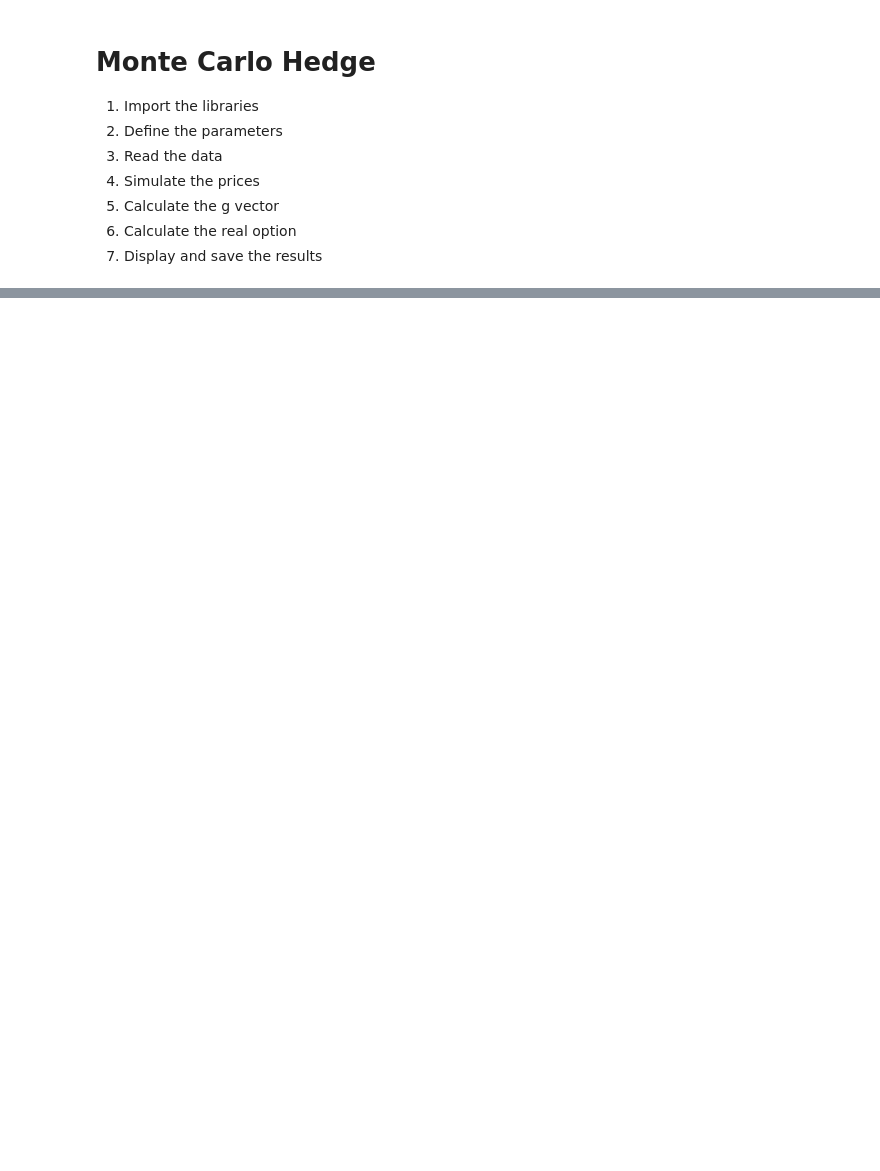
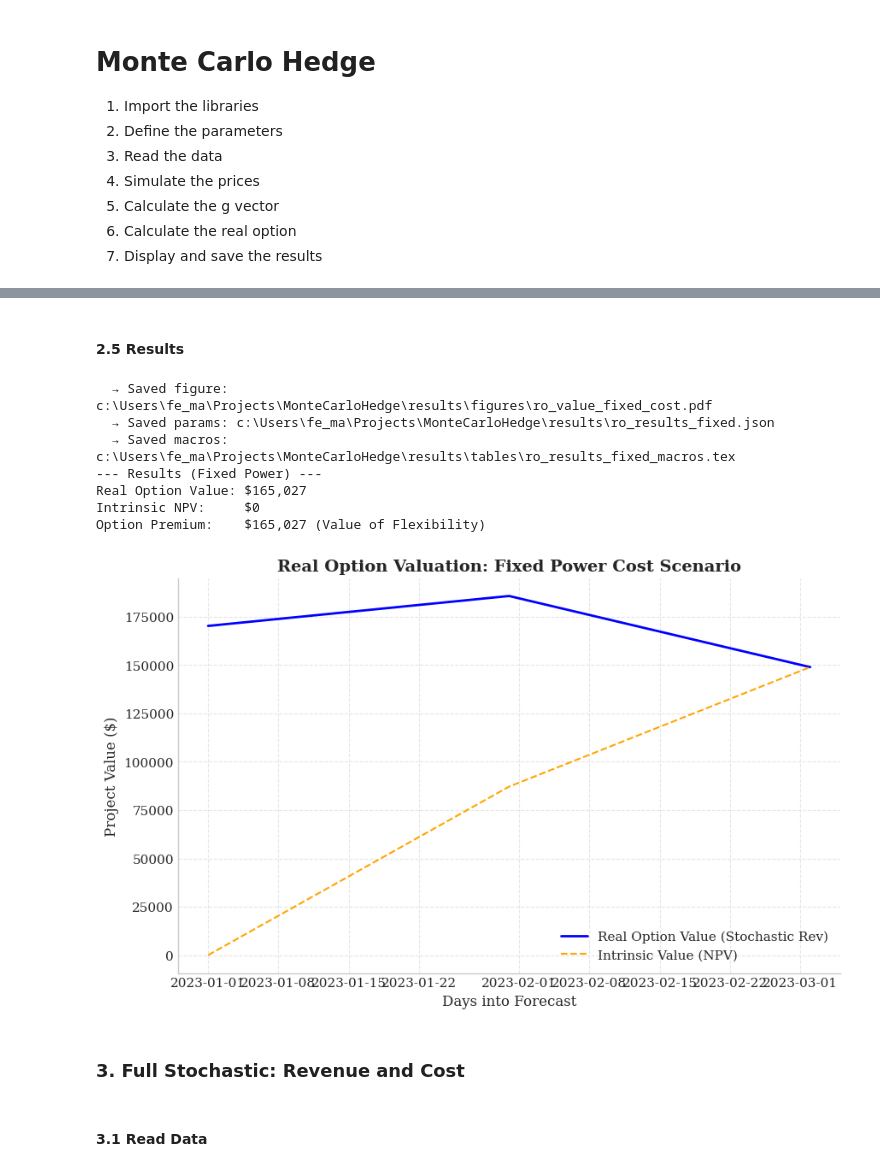
Before and after one commit to amacias-afma/montecarlohedge, a Jupyter notebook: notebooks/main.ipynb, the cells around one changed output, grey strips where cells are left out. Drawn from its saved outputs; the diff is of its cells as text; code cells hidden in the pictures; blank space fills up the shorter version.

```diff
--- a/notebooks/main.ipynb
+++ b/notebooks/main.ipynb
@@ -432,0 +412,3 @@ intrinsic_results['margrabe_3']
+# %%
+if 'hashprice' in prices:
+    prices['hashprice'] *= total_hashrate_ph
@@ -432,0 +492,12 @@ intrinsic_results['margrabe_3']
+# %%
+# 4. Run Real Option Valuation (LSMC)
+print("Calculating Real Option Value (Fixed Power Cost)...")
+dates_window = [valuation_date + dt.timedelta(days=i) for i in range(n_days_forecast + 1)]
+basis_config = {'pol_order': 2, 'option_basis': 'black-scholes'}
+results_fixed = op.calculate_real_option(
+    prices=prices,
+    other_parameters=other_parameters,
+    investment_parameters=investment_parameters,
+    basis_type=basis_config,
+    g_alpha=g_alpha
+)
@@ -432,0 +522,49 @@ intrinsic_results['margrabe_3']
+# %% [markdown]
+#### 2.5 Results
+# %%
+df_ro_fixed = results_fixed[0] # Option Value
+df_int_fixed = results_fixed[2] # Intrinsic Value (NPV)
+
+# 5. Visualize Results
+fig, ax = plt.subplots(figsize=(10, 6))
+
+# Plot Mean Option Value vs Mean Intrinsic Value over time
+ax.plot(df_ro_fixed.mean(axis=0), label="Real Option Value (Stochastic Rev)", color='blue', linewidth=2)
+ax.plot(df_int_fixed.mean(axis=0), label="Intrinsic Value (NPV)", color='orange', linestyle='--')
+
+ax.set_title("Real Option Valuation: Fixed Power Cost Scenario")
+ax.set_ylabel("Project Value ($)")
+ax.set_xlabel("Days into Forecast")
+ax.legend()
+
+export_figure(fig, "ro_value_fixed_cost")
+
+# 6. Export Key Metrics
+ro_val_t0 = df_ro_fixed.iloc[0, 0]
+int_val_t0 = df_int_fixed.iloc[0, 0]
+option_premium = ro_val_t0 - int_val_t0
+
+fixed_cost_results = {
+    "FixedPowerROValue": f"{ro_val_t0:,.0f}",
+    "FixedPowerNPV": f"{int_val_t0:,.0f}",
+    "FixedPowerPremium": f"{option_premium:,.0f}"
+}
+export_params(fixed_cost_results, "ro_results_fixed")
+
+print(f"--- Results (Fixed Power) ---")
+print(f"Real Option Value: ${ro_val_t0:,.0f}")
+print(f"Intrinsic NPV:     ${int_val_t0:,.0f}")
+print(f"Option Premium:    ${option_premium:,.0f} (Value of Flexibility)")
+# %% [output]
+  → Saved figure: c:\Users\fe_ma\Projects\MonteCarloHedge\results\figures\ro_value_fixed_cost.pdf
+  → Saved params: c:\Users\fe_ma\Projects\MonteCarloHedge\results\ro_results_fixed.json
+  → Saved macros: c:\Users\fe_ma\Projects\MonteCarloHedge\results\tables\ro_results_fixed_macros.tex
+--- Results (Fixed Power) ---
+Real Option Value: $165,027
+Intrinsic NPV:     $0
+Option Premium:    $165,027 (Value of Flexibility)
+[figure, added]
+# %% [markdown]
+### 3. Full Stochastic: Revenue and Cost
+# %% [markdown]
+#### 3.1 Read Data
```
Also changed, not shown: parts of 91 cells of this notebook, 5 other files.
